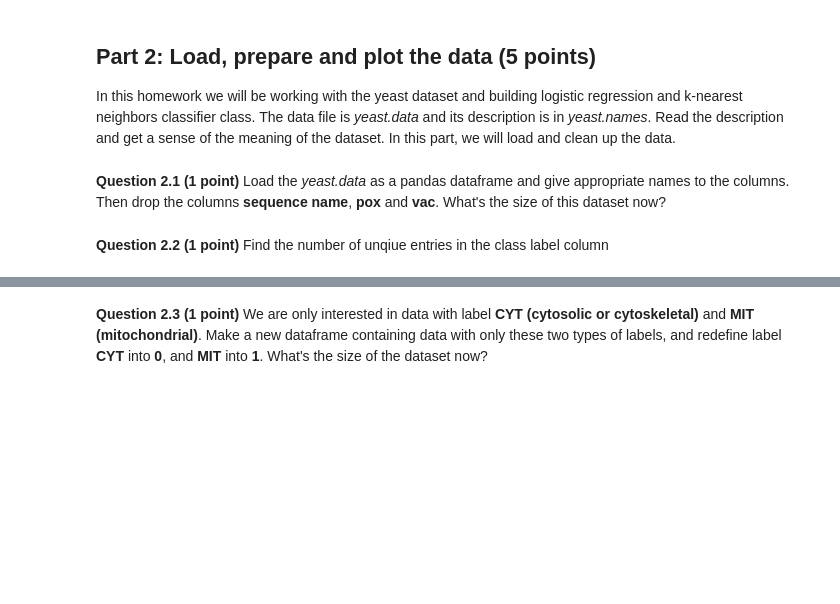
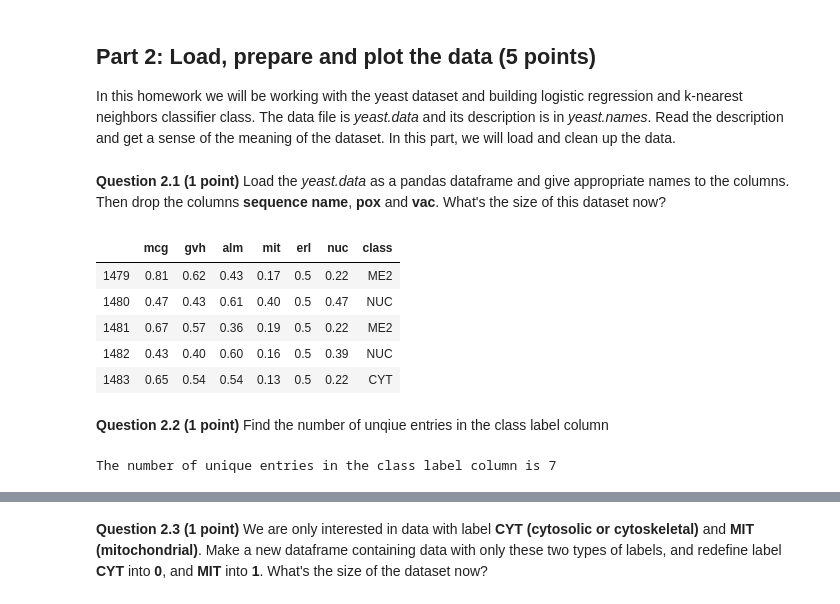
Before and after one commit to mcfallal/CMSE202, a Jupyter notebook: HW-03_GitML-Lexi McFall.ipynb, the cells around one changed output, grey strips where cells are left out. Drawn from its saved outputs; the diff is of its cells as text; code cells hidden in the pictures; blank space fills up the shorter version.

```diff
--- a/HW-03_GitML-Lexi McFall.ipynb
+++ b/HW-03_GitML-Lexi McFall.ipynb
@@ -61,2 +59,19 @@ In this homework we will be working with the yeast dataset and building logistic
+# %%
+### Put your code here ###
+column_names=['Seq Name','mcg','gvh','alm','mit','erl','pox','vac','nuc','class']
+yeast=pd.read_csv("yeast.data",sep='\s+', engine='python',names=column_names)
+
+dropped=['Seq Name', 'pox','vac']
+
+yeast=yeast.drop(dropped, axis=1)
+
+yeast.tail() # the datset now is 7x1483
+# %% [output]
+|  | mcg | gvh | alm | mit | erl | nuc | class |
+| 1479 | 0.81 | 0.62 | 0.43 | 0.17 | 0.5 | 0.22 | ME2 |
+| 1480 | 0.47 | 0.43 | 0.61 | 0.40 | 0.5 | 0.47 | NUC |
+| 1481 | 0.67 | 0.57 | 0.36 | 0.19 | 0.5 | 0.22 | ME2 |
+| 1482 | 0.43 | 0.40 | 0.60 | 0.16 | 0.5 | 0.39 | NUC |
+| 1483 | 0.65 | 0.54 | 0.54 | 0.13 | 0.5 | 0.22 | CYT |
 # %% [markdown]
 **Question 2.2 (1 point)** Find the number of unqiue entries in the class label column
@@ -64,0 +78,6 @@ In this homework we will be working with the yeast dataset and building logistic
+# %%
+unique=yeast.groupby('class').nunique()
+unique.shape[1]
+print("The number of unique entries in the class label column is",unique.shape[1])
+# %% [output]
+The number of unique entries in the class label column is 7
```
Also changed, not shown: parts of 16 cells of this notebook.
